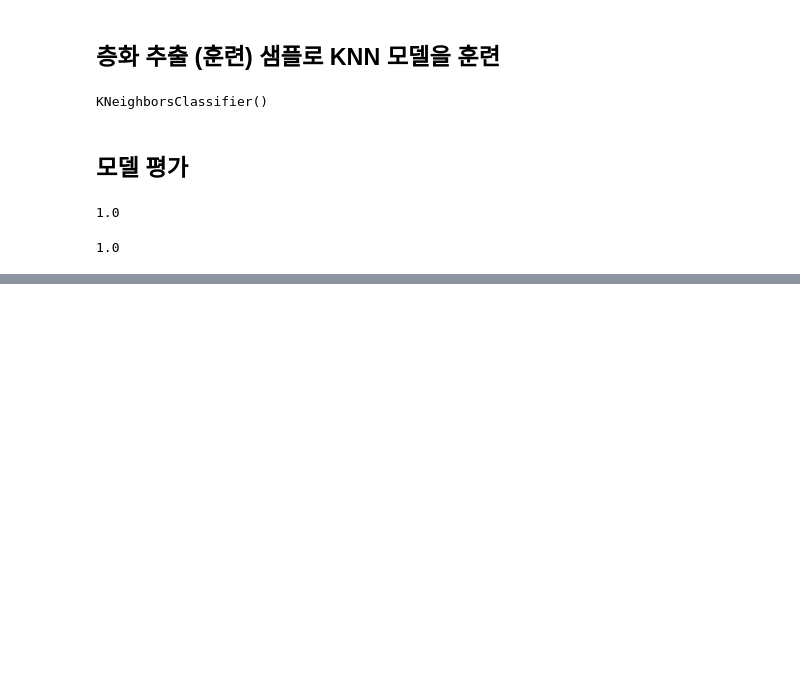
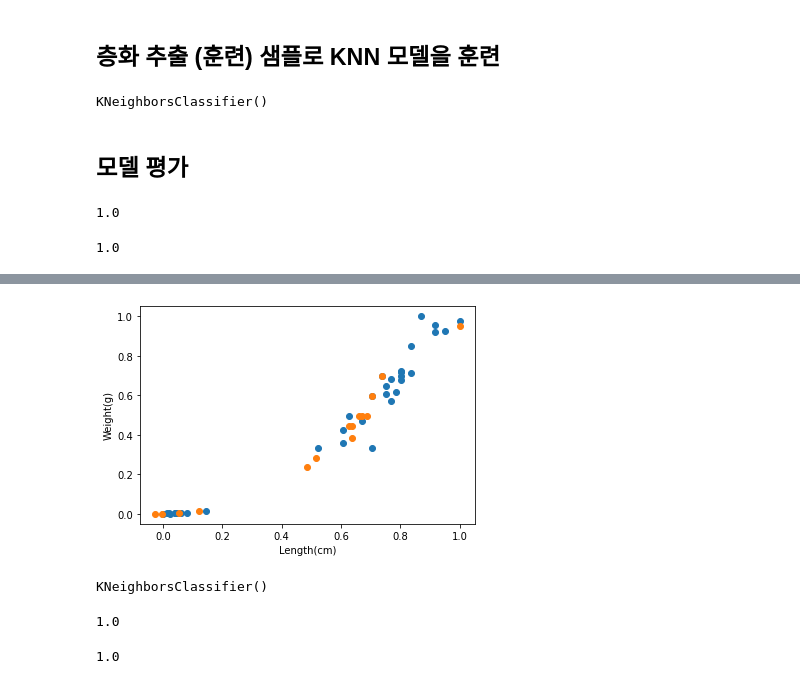
Before and after one commit to ByeonJuHwan/PythonStudy, a Jupyter notebook: ml02_knn.ipynb, the cells around one changed output, grey strips where cells are left out. Cells and saved outputs as stored; diff of their text form; code cells hidden in the pictures; blank space fills up the shorter version.

```diff
--- a/ml02_knn.ipynb
+++ b/ml02_knn.ipynb
@@ -394,0 +589,17 @@ knn_clf.score(X_te,y_te)
+# %%
+# X_tr(스케일 변환 전) : 훈련 데이터,  y_tr : 훈련 레이블
+# X_te(스케일 변환 전) : 테스트 데이터, y_te : 테스트 레이블
+scaler = MinMaxScaler() # Scaler 객체 생성
+# 훈련 셋에서 최솟ㄱ밧과 최댓값을 찾아서, 훈련셋의 스케일을 변환.
+X_tr_scaled = scaler.fit_transform(X_tr)
+# 훈련 셋에서 찾은 최솟값과 최댓값을 사용해서, 테스트 셋의 스케일을 변환
+X_te_scaled = scaler.transform(X_te)
+# %%
+# 스케일 변환된 훈련 셋 산점도
+plt.scatter(X_tr_scaled[:,1], X_tr_scaled[:,0],label="Train Set")
+plt.scatter(X_te_scaled[:,1], X_te_scaled[:,0],label="Test set")
+plt.xlabel('Length(cm)')
+plt.ylabel('Weight(g)')
+plt.show()
+# %% [output]
+[figure, added]
@@ -394,0 +608,12 @@ knn_clf.score(X_te,y_te)
+# %%
+knn_clf.fit(X_tr_scaled,y_tr) # 훈련 셋으로 모델을 훈련
+# %% [output]
+KNeighborsClassifier()
+# %%
+knn_clf.score(X_tr_scaled, y_tr) # 훈련 셋에서의 정확도
+# %% [output]
+1.0
+# %%
+knn_clf.score(X_te_scaled,y_te)# 테스트 셋에서의 정확도
+# %% [output]
+1.0
```
Also changed, not shown: parts of 32 cells of this notebook.
